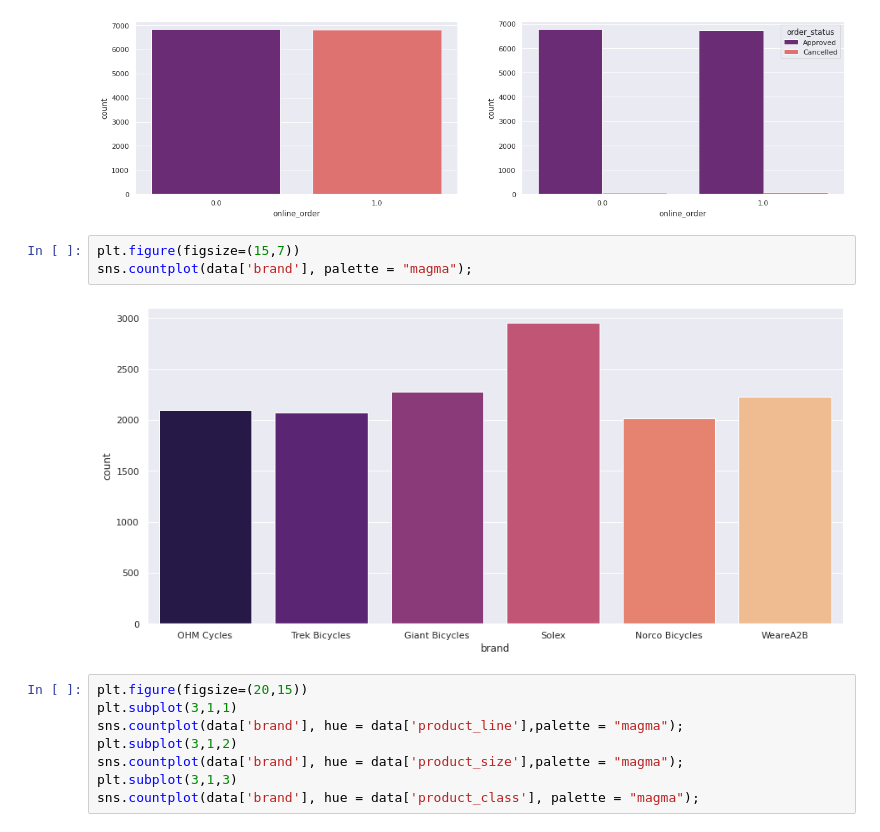
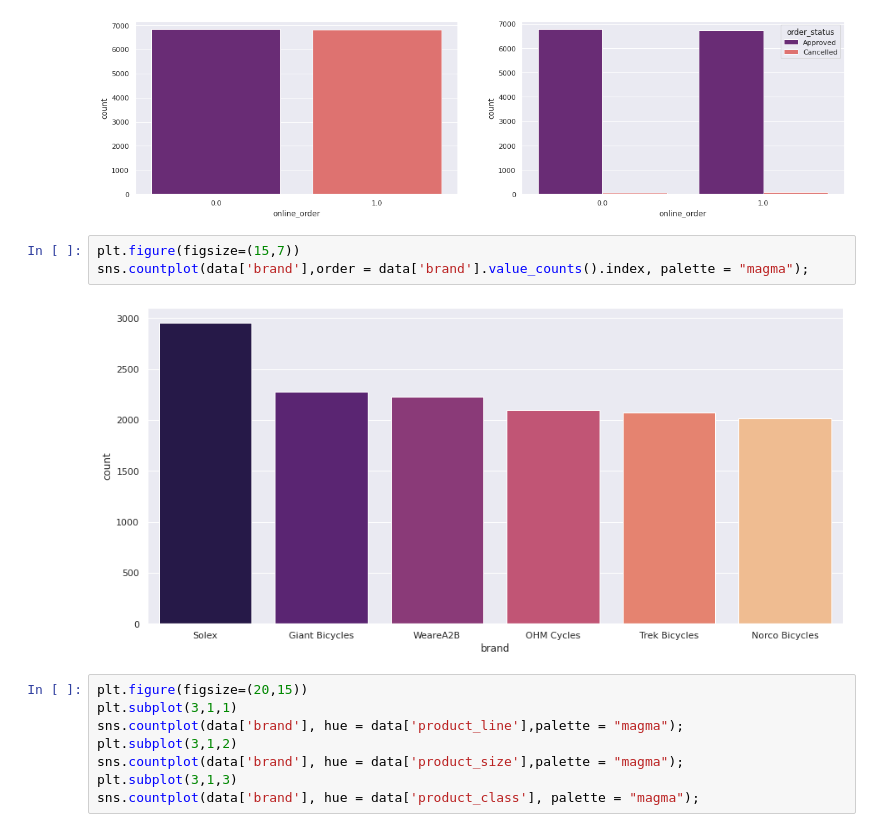
Before and after one commit to Dineshkumar-Anbalagan/KPMG-Data-Analytics-Consulting-Virtual-Internship, a Jupyter notebook: KPMG_Part_2.ipynb, the cells around one changed output. Drawn from its saved outputs; the diff is of its cells as text.

```diff
--- a/KPMG_Part_2.ipynb
+++ b/KPMG_Part_2.ipynb
@@ -440,9 +428,9 @@ sns.countplot(data['online_order'], hue = data['order_status'], palette = "magma
 [figure]
 # %%
 plt.figure(figsize=(15,7))
-sns.countplot(data['brand'], palette = "magma");
+sns.countplot(data['brand'],order = data['brand'].value_counts().index, palette = "magma");
 # %% [output]
-[figure, old version]
+[figure, new version]
 # %%
 plt.figure(figsize=(20,15))
 plt.subplot(3,1,1)
```
Also changed, not shown: parts of 29 cells of this notebook.
